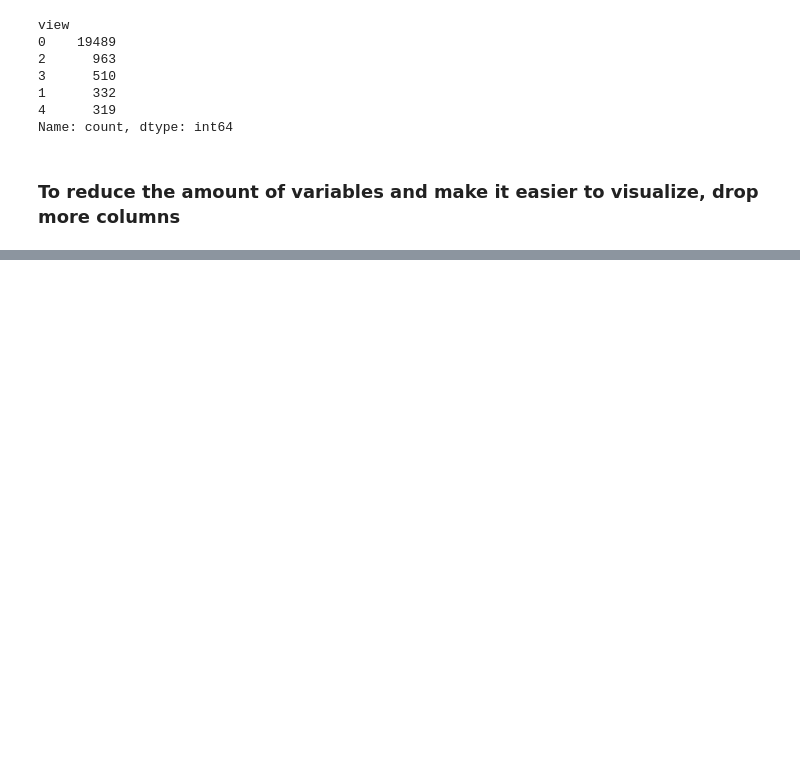
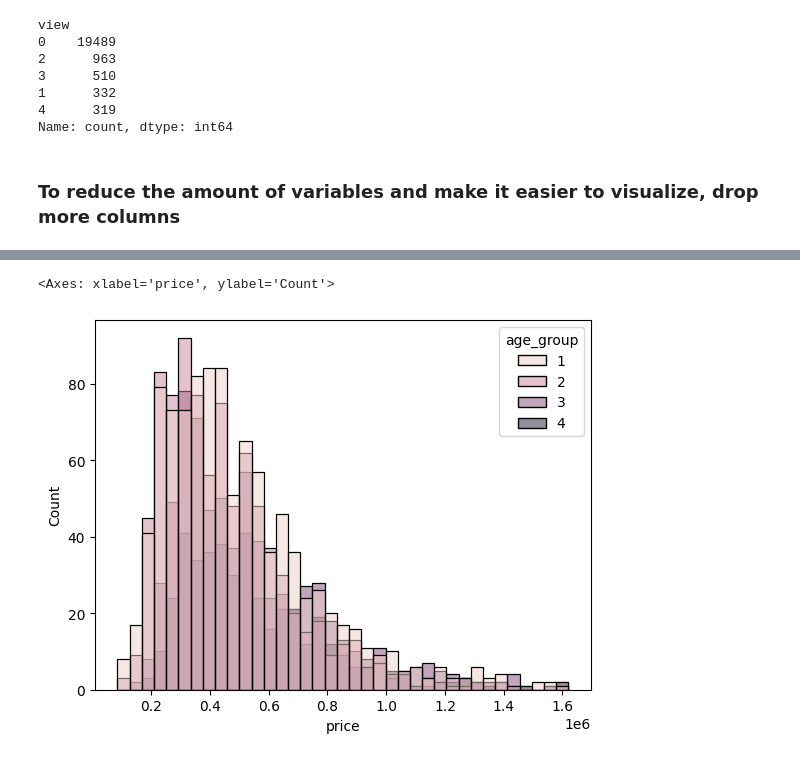
Before and after one commit to tuomasvaltanenLUAS/DataAnalytics2026, a Jupyter notebook: lecture8_analyzing_datasets/house_analysis_version2_seaborn.ipynb, the cells around one changed output, grey strips where cells are left out. Drawn from its saved outputs; the diff is of its cells as text; code cells hidden in the pictures; blank space fills up the shorter version.

```diff
--- a/lecture8_analyzing_datasets/house_analysis_version2_seaborn.ipynb
+++ b/lecture8_analyzing_datasets/house_analysis_version2_seaborn.ipynb
@@ -286,0 +357,7 @@ sns.heatmap(correlations, annot=True, cmap="coolwarm")
+# %%
+df_sample = df.sample(3000)
+
+sns.histplot(x="price", hue="age_group", data=df_sample)
+# %% [output]
+<Axes: xlabel='price', ylabel='Count'>
+[figure, added]
```
Also changed, not shown: parts of 12 cells of this notebook.
